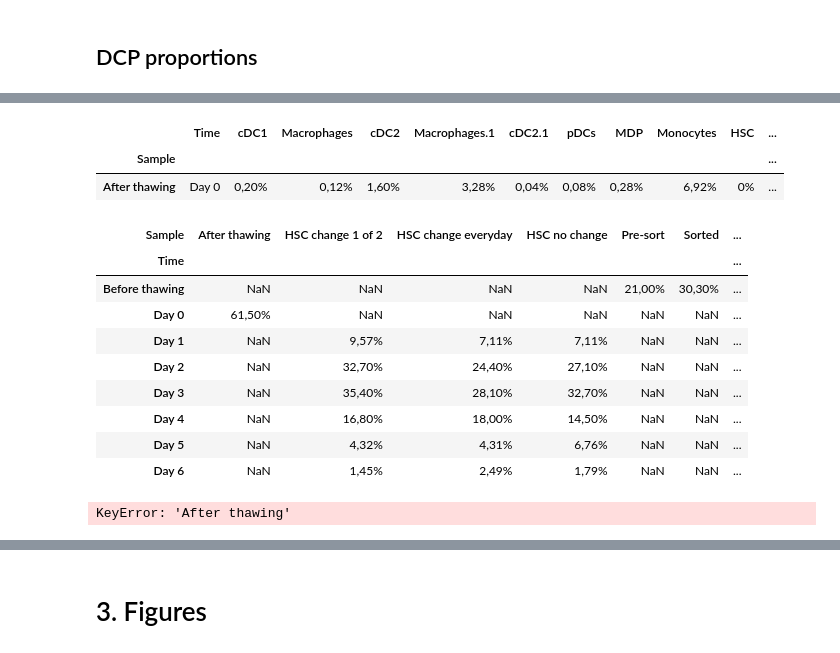
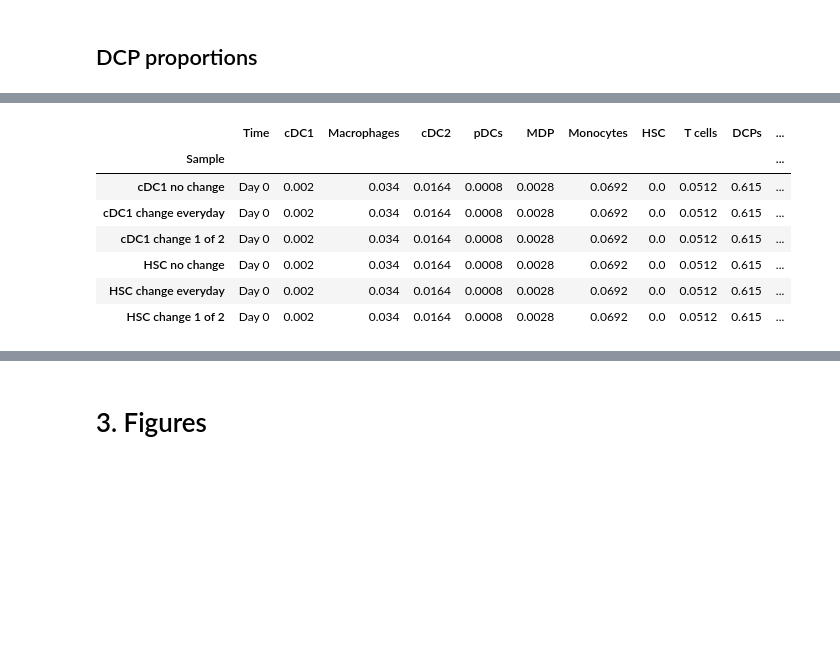
Before and after one commit to AlexiaGiroud/ThawingDCPs, a Jupyter notebook: graphs_try2.ipynb, the cells around one changed output, grey strips where cells are left out. Cells and saved outputs as stored; diff of their text form; code cells hidden in the pictures; blank space fills up the shorter version.

```diff
--- a/graphs_try2.ipynb
+++ b/graphs_try2.ipynb
@@ -101,31 +102,18 @@ dcp_proportions
 # %%
-df_before_thawing = df[df["Time"] == "Before Thawing"]
+df_before_thawing = df[df["Time"] == "Before thawing"].copy()
 df_day0 = df[df["Time"] == "Day 0"]
 
 # Add df_day 0 after df_before thawing
 df_1st_days = pd.concat([df_before_thawing, df_day0], ignore_index=True)
 
 df_1st_days = df_1st_days.set_index("Sample")
 df_1st_days
 # %% [output]
-|  | Time | cDC1 | Macrophages | cDC2 | Macrophages.1 | cDC2.1 | pDCs | MDP | Monocytes | HSC | ... |
+|  | Time | cDC1 | Macrophages | cDC2 | pDCs | MDP | Monocytes | HSC | T cells | DCPs | ... |
 | Sample |  |  |  |  |  |  |  |  |  |  | ... |
-| After thawing | Day 0 | 0,20% | 0,12% | 1,60% | 3,28% | 0,04% | 0,08% | 0,28% | 6,92% | 0% | ... |
+| cDC1 no change | Day 0 | 0.002 | 0.034 | 0.0164 | 0.0008 | 0.0028 | 0.0692 | 0.0 | 0.0512 | 0.615 | ... |
+| cDC1 change everyday | Day 0 | 0.002 | 0.034 | 0.0164 | 0.0008 | 0.0028 | 0.0692 | 0.0 | 0.0512 | 0.615 | ... |
+| cDC1 change 1 of 2 | Day 0 | 0.002 | 0.034 | 0.0164 | 0.0008 | 0.0028 | 0.0692 | 0.0 | 0.0512 | 0.615 | ... |
+| HSC no change | Day 0 | 0.002 | 0.034 | 0.0164 | 0.0008 | 0.0028 | 0.0692 | 0.0 | 0.0512 | 0.615 | ... |
+| HSC change everyday | Day 0 | 0.002 | 0.034 | 0.0164 | 0.0008 | 0.0028 | 0.0692 | 0.0 | 0.0512 | 0.615 | ... |
+| HSC change 1 of 2 | Day 0 | 0.002 | 0.034 | 0.0164 | 0.0008 | 0.0028 | 0.0692 | 0.0 | 0.0512 | 0.615 | ... |
-# %%
-dcp_proportions
-# %% [output]
-| Sample | After thawing | HSC change 1 of 2 | HSC change everyday | HSC no change | Pre-sort | Sorted | ... |
-| Time |  |  |  |  |  |  | ... |
-| Before thawing | NaN | NaN | NaN | NaN | 21,00% | 30,30% | ... |
-| Day 0 | 61,50% | NaN | NaN | NaN | NaN | NaN | ... |
-| Day 1 | NaN | 9,57% | 7,11% | 7,11% | NaN | NaN | ... |
-| Day 2 | NaN | 32,70% | 24,40% | 27,10% | NaN | NaN | ... |
-| Day 3 | NaN | 35,40% | 28,10% | 32,70% | NaN | NaN | ... |
-| Day 4 | NaN | 16,80% | 18,00% | 14,50% | NaN | NaN | ... |
-| Day 5 | NaN | 4,32% | 4,31% | 6,76% | NaN | NaN | ... |
-| Day 6 | NaN | 1,45% | 2,49% | 1,79% | NaN | NaN | ... |
-# %%
-dcp_proportions.loc["Day 0"] = dcp_proportions.loc["Day 0", "After thawing"]
-dcp_proportions
-# %% [output]
-KeyError: 'After thawing'
```
Also changed, not shown: parts of 9 cells of this notebook, 5 other files.
